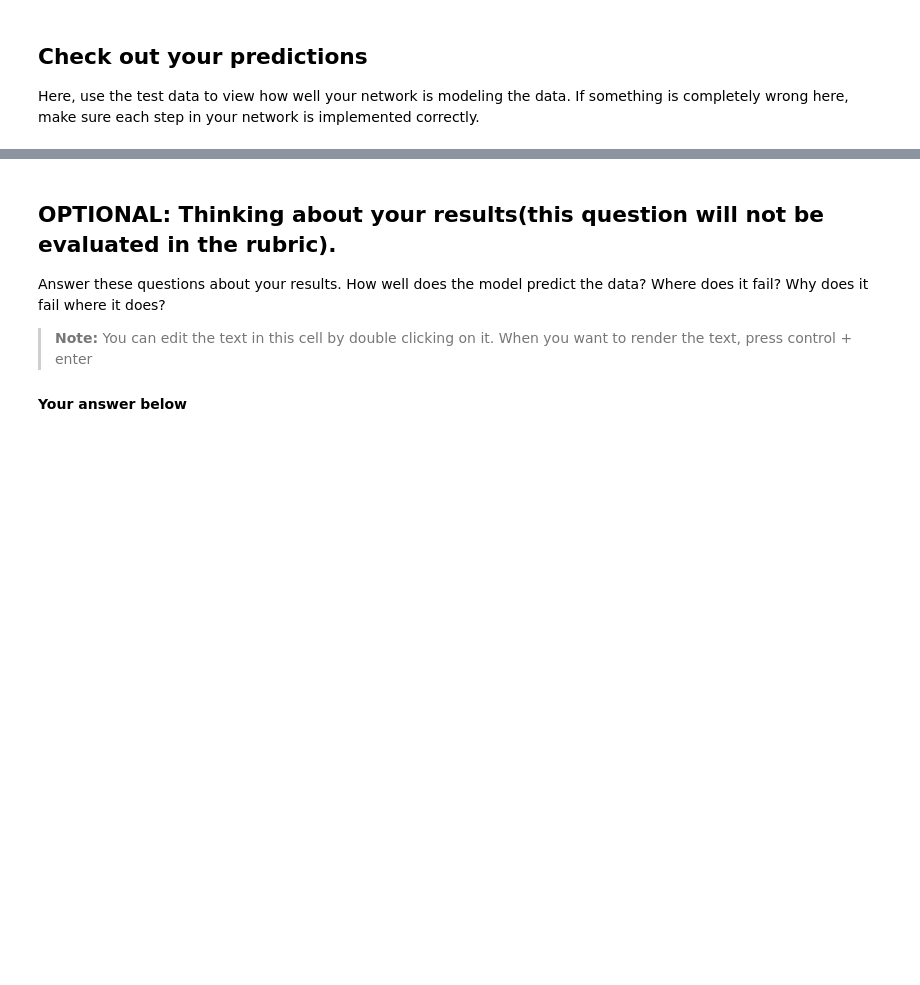
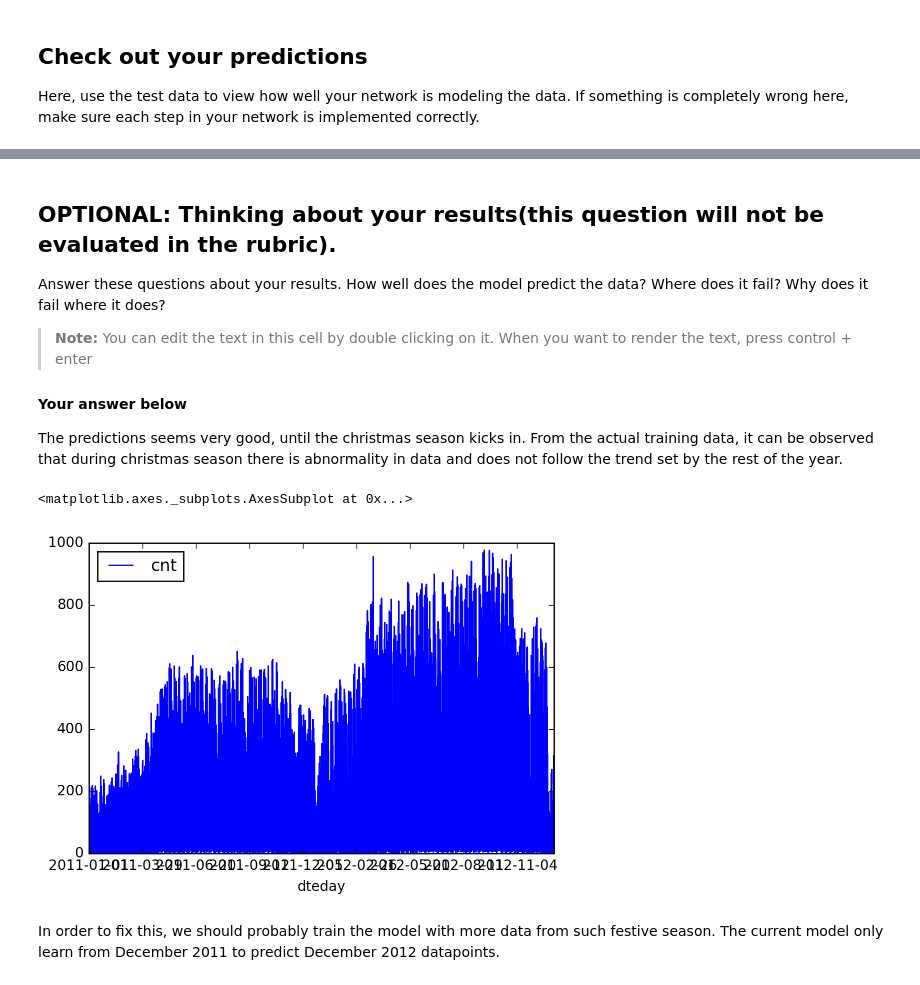
Before and after one commit to vermapratyush/deep-learning, a Jupyter notebook: first-neural-network/DLND Your first neural network.ipynb, the cells around one changed output, grey strips where cells are left out. Drawn from its saved outputs; the diff is of its cells as text; code cells hidden in the pictures; blank space fills up the shorter version.

```diff
--- a/first-neural-network/DLND Your first neural network.ipynb
+++ b/first-neural-network/DLND Your first neural network.ipynb
@@ -358,3 +362,12 @@ Answer these questions about your results. How well does the model predict the d
 > **Note:** You can edit the text in this cell by double clicking on it. When you want to render the text, press control + enter
 
 #### Your answer below
+The predictions seems very good, until the christmas season kicks in.
+From the actual training data, it can be observed that during christmas season there is abnormality in data and does not follow the trend set by the rest of the year.
+# %%
+rides[:].plot(x='dteday', y='cnt')
+# %% [output]
+<matplotlib.axes._subplots.AxesSubplot at 0x...>
+[figure, added]
+# %% [markdown]
+In order to fix this, we should probably train the model with more data from such festive season. The current model only learn from December 2011 to predict December 2012 datapoints.
```
Also changed, not shown: parts of 4 cells of this notebook.
